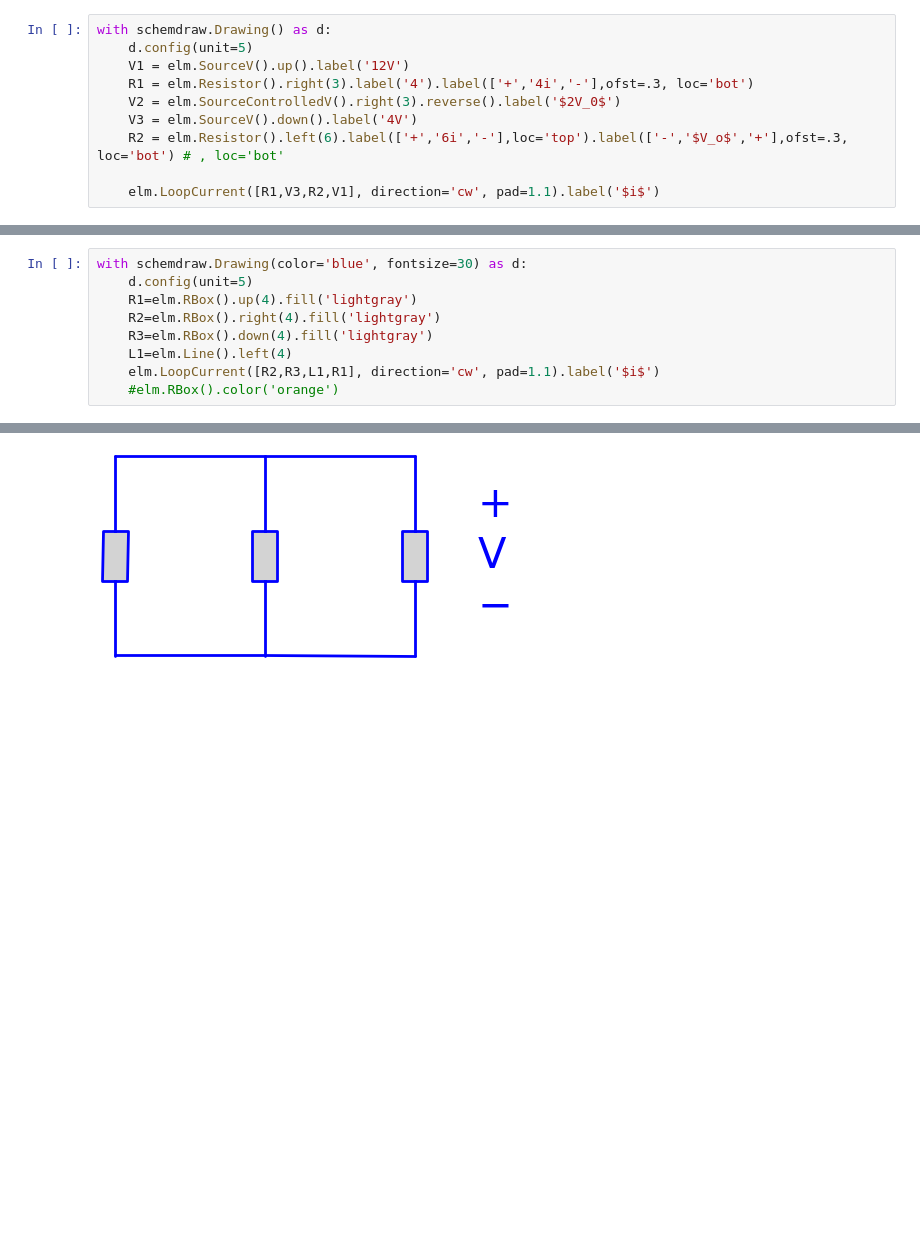
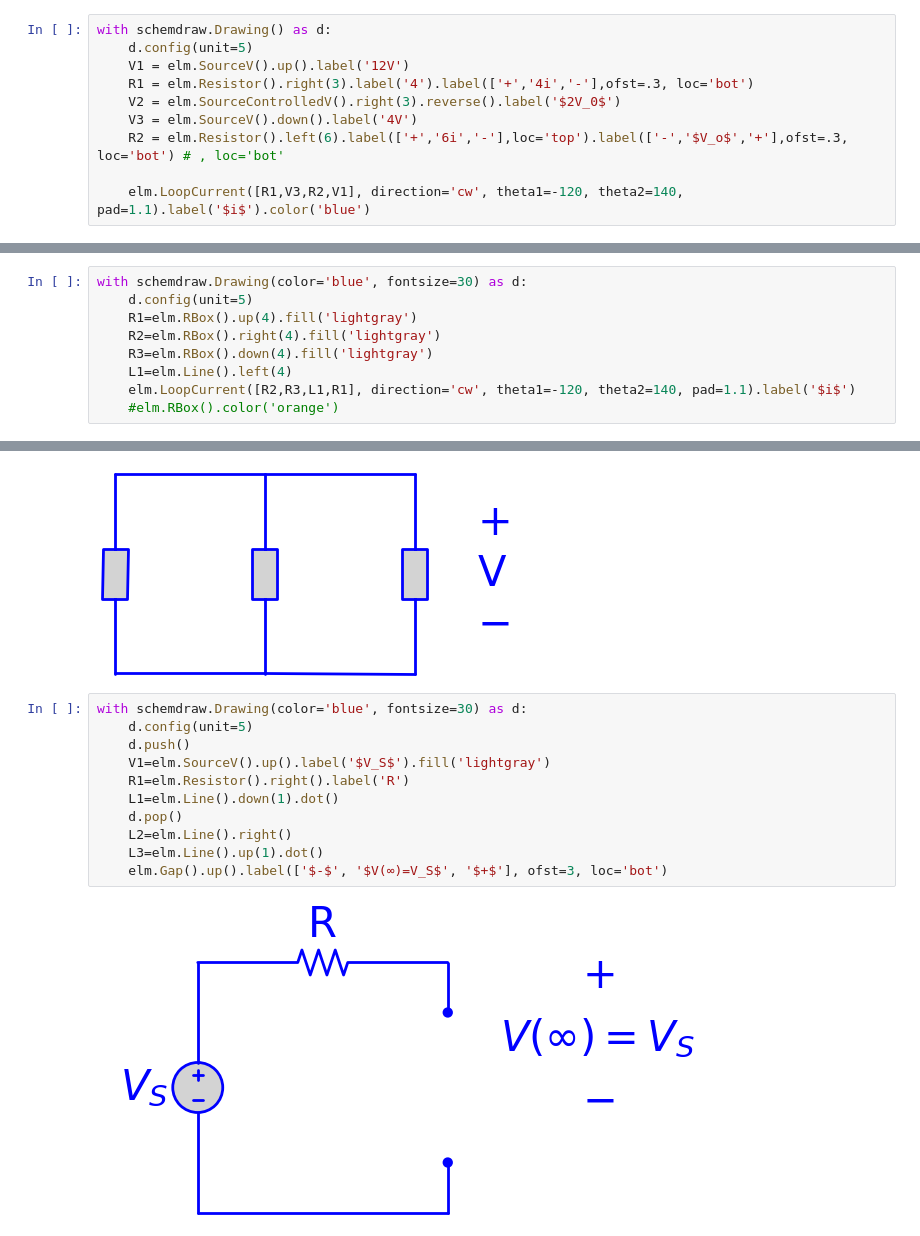
Before and after one commit to funmv/course_electricity, a Jupyter notebook: SchemDraw.ipynb, the cells around one changed output, grey strips where cells are left out. Drawn from its saved outputs; the diff is of its cells as text; blank space fills up the shorter version.

```diff
--- a/SchemDraw.ipynb
+++ b/SchemDraw.ipynb
@@ -244,5 +237,5 @@ with schemdraw.Drawing() as d:
     V3 = elm.SourceV().down().label('4V')
     R2 = elm.Resistor().left(6).label(['+','6i','-'],loc='top').label(['-','$V_o$','+'],ofst=.3, loc='bot') # , loc='bot'
 
-    elm.LoopCurrent([R1,V3,R2,V1], direction='cw', pad=1.1).label('$i$')
+    elm.LoopCurrent([R1,V3,R2,V1], direction='cw', theta1=-120, theta2=140, pad=1.1).label('$i$').color('blue')
 # %% [output]
@@ -268,6 +261,6 @@ with schemdraw.Drawing(color='blue', fontsize=30) as d:
     R2=elm.RBox().right(4).fill('lightgray')
     R3=elm.RBox().down(4).fill('lightgray')
     L1=elm.Line().left(4)
-    elm.LoopCurrent([R2,R3,L1,R1], direction='cw', pad=1.1).label('$i$')
+    elm.LoopCurrent([R2,R3,L1,R1], direction='cw', theta1=-120, theta2=140, pad=1.1).label('$i$')
     #elm.RBox().color('orange')
 # %% [output]
@@ -285,3 +278,16 @@ with schemdraw.Drawing(color='blue', fontsize=30) as d:
     R3=elm.RBox().down(4).fill('lightgray')
 # %% [output]
 [figure]
+# %%
+with schemdraw.Drawing(color='blue', fontsize=30) as d:
+    d.config(unit=5)
+    d.push()
+    V1=elm.SourceV().up().label('$V_S$').fill('lightgray')
+    R1=elm.Resistor().right().label('R')
+    L1=elm.Line().down(1).dot()
+    d.pop()
+    L2=elm.Line().right()
+    L3=elm.Line().up(1).dot()
+    elm.Gap().up().label(['$-$', '$V(∞)=V_S$', '$+$'], ofst=3, loc='bot')
+# %% [output]
+[figure, added]
```
Also changed, not shown: parts of 9 cells of this notebook.
